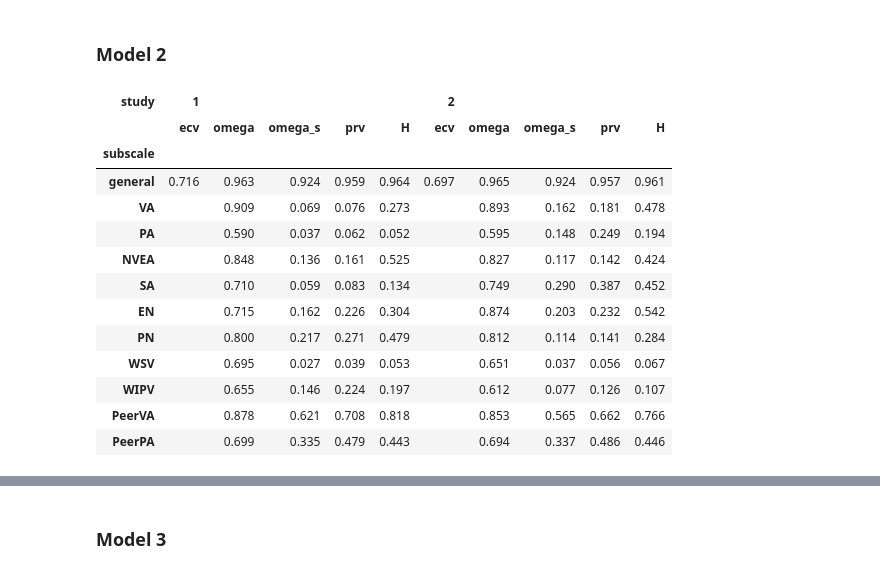
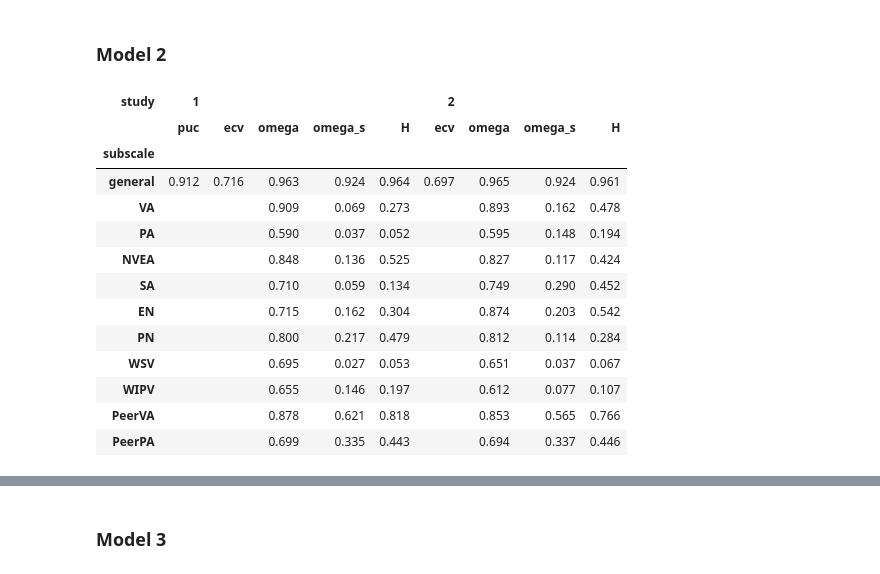
Before and after one commit to szorowi1/mace-irt, a Jupyter notebook: 03_CFA.ipynb, the cells around one changed output, grey strips where cells are left out. Drawn from its saved outputs; the diff is of its cells as text; code cells hidden in the pictures.

```diff
--- a/03_CFA.ipynb
+++ b/03_CFA.ipynb
@@ -525,6 +525,11 @@ for study in studies:
     ## Compute explained common variance.
     ecv = ss / ss.sum()
 
+    ## Compute PUC.
+    A = len(D) * (len(D) - 1) / 2
+    B = sum([sum(D[col]) * (sum(D[col])-1) / 2 for col in D.columns[1:]])
+    puc = (A - B) / A
+
     #~~~~~~~~~~~~~~~~~~~~~~~~~~~~~~~~~~~~~~~~~~#
     ### H-index
     #~~~~~~~~~~~~~~~~~~~~~~~~~~~~~~~~~~~~~~~~~~#
@@ -543,52 +548,52 @@ for study in studies:
 
     #~~~~~~~~~~~~~~~~~~~~~~~~~~~~~~~~~~~~~~~~~~#
     ### Convert to DataFrame.
     #~~~~~~~~~~~~~~~~~~~~~~~~~~~~~~~~~~~~~~~~~~#
 
     stats.append(DataFrame(dict(
         subscale = D.columns,
         study = np.repeat(study, D.columns.size),
         ecv = ecv,
+        puc = puc,
         omega = omega,
         omega_s = omega_s,
-        prv = omega_s / omega,
         H = H
     )))
 
 ## Concatenate DataFrames.
 stats = concat(stats).replace({'teicher2015':1, 'tuominen2022': 2})
 
 ## Convert to pivot table.
-stats = stats.pivot_table(['omega','omega_s','prv','ecv','H'], 'subscale', 'study').round(3)
+stats = stats.pivot_table(['omega','omega_s','ecv','puc','H'], 'subscale', 'study').round(3)
 stats = stats.applymap(lambda x: '%0.3f' %x)
-stats.loc[stats.index!='general','ecv'] = ''
+stats.loc[stats.index!='general',['ecv','puc']] = ''
 
 ## Re-organize rows.
 index = ['general', 'VA', 'PA', 'NVEA', 'SA', 'EN', 'PN', 'WSV', 'WIPV', 'PeerVA', 'PeerPA']
 stats = stats.loc[index]
 
 ## Re-organize columns.
-cols = [(1,'ecv'),(1,'omega'),(1,'omega_s'),(1,'prv'),(1,'H'),
-        (2,'ecv'),(2,'omega'),(2,'omega_s'),(2,'prv'),(2,'H')]
+cols = [(1,'puc'),(1,'ecv'),(1,'omega'),(1,'omega_s'),(1,'H'),
+        (2,'ecv'),(2,'omega'),(2,'omega_s'),(2,'H')]
 stats = stats.swaplevel(axis='columns')[cols]
 
 ## Display table.
 stats
 # %% [output]
-| study | 1 |  |  |  |  | 2 |  |  |  |  |
-|  | ecv | omega | omega_s | prv | H | ecv | omega | omega_s | prv | H |
-| subscale |  |  |  |  |  |  |  |  |  |  |
-| general | 0.716 | 0.963 | 0.924 | 0.959 | 0.964 | 0.697 | 0.965 | 0.924 | 0.957 | 0.961 |
-| VA |  | 0.909 | 0.069 | 0.076 | 0.273 |  | 0.893 | 0.162 | 0.181 | 0.478 |
-| PA |  | 0.590 | 0.037 | 0.062 | 0.052 |  | 0.595 | 0.148 | 0.249 | 0.194 |
-| NVEA |  | 0.848 | 0.136 | 0.161 | 0.525 |  | 0.827 | 0.117 | 0.142 | 0.424 |
-| SA |  | 0.710 | 0.059 | 0.083 | 0.134 |  | 0.749 | 0.290 | 0.387 | 0.452 |
-| EN |  | 0.715 | 0.162 | 0.226 | 0.304 |  | 0.874 | 0.203 | 0.232 | 0.542 |
-| PN |  | 0.800 | 0.217 | 0.271 | 0.479 |  | 0.812 | 0.114 | 0.141 | 0.284 |
-| WSV |  | 0.695 | 0.027 | 0.039 | 0.053 |  | 0.651 | 0.037 | 0.056 | 0.067 |
-| WIPV |  | 0.655 | 0.146 | 0.224 | 0.197 |  | 0.612 | 0.077 | 0.126 | 0.107 |
-| PeerVA |  | 0.878 | 0.621 | 0.708 | 0.818 |  | 0.853 | 0.565 | 0.662 | 0.766 |
-| PeerPA |  | 0.699 | 0.335 | 0.479 | 0.443 |  | 0.694 | 0.337 | 0.486 | 0.446 |
+| study | 1 |  |  |  |  | 2 |  |  |  |
+|  | puc | ecv | omega | omega_s | H | ecv | omega | omega_s | H |
+| subscale |  |  |  |  |  |  |  |  |  |
+| general | 0.912 | 0.716 | 0.963 | 0.924 | 0.964 | 0.697 | 0.965 | 0.924 | 0.961 |
+| VA |  |  | 0.909 | 0.069 | 0.273 |  | 0.893 | 0.162 | 0.478 |
+| PA |  |  | 0.590 | 0.037 | 0.052 |  | 0.595 | 0.148 | 0.194 |
+| NVEA |  |  | 0.848 | 0.136 | 0.525 |  | 0.827 | 0.117 | 0.424 |
+| SA |  |  | 0.710 | 0.059 | 0.134 |  | 0.749 | 0.290 | 0.452 |
+| EN |  |  | 0.715 | 0.162 | 0.304 |  | 0.874 | 0.203 | 0.542 |
+| PN |  |  | 0.800 | 0.217 | 0.479 |  | 0.812 | 0.114 | 0.284 |
+| WSV |  |  | 0.695 | 0.027 | 0.053 |  | 0.651 | 0.037 | 0.067 |
+| WIPV |  |  | 0.655 | 0.146 | 0.197 |  | 0.612 | 0.077 | 0.107 |
+| PeerVA |  |  | 0.878 | 0.621 | 0.818 |  | 0.853 | 0.565 | 0.766 |
+| PeerPA |  |  | 0.699 | 0.335 | 0.443 |  | 0.694 | 0.337 | 0.446 |
 # %%
 print(stats.to_latex())
 # %% [output]
```
Also changed, not shown: parts of 5 cells of this notebook, 3 other files.
